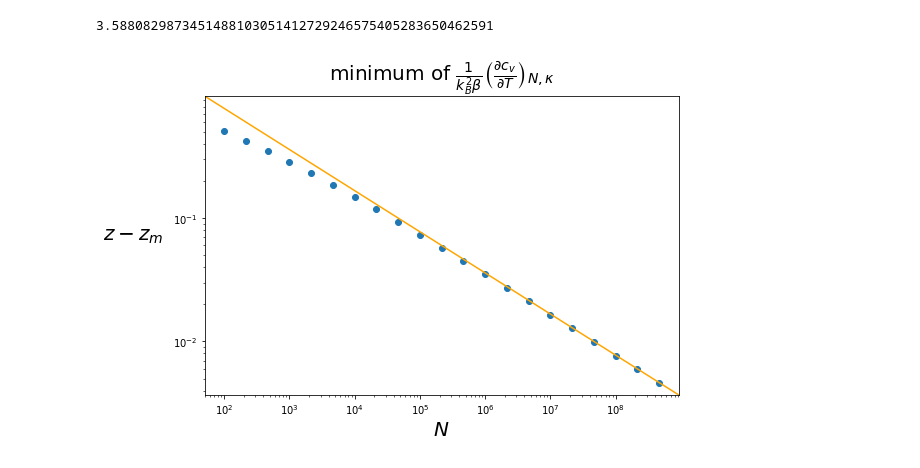
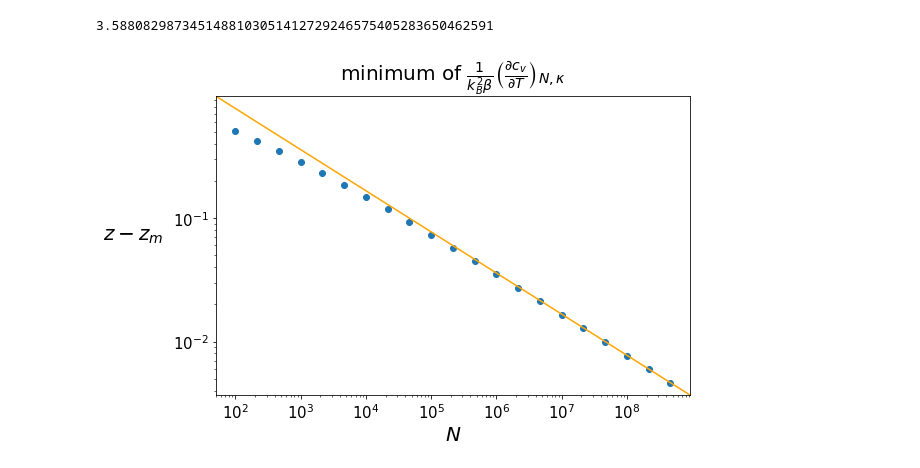
Before and after one commit to PessoaP/IGQG, a Jupyter notebook: Minimum of c_v derivative.ipynb, the cells around one changed output. Saved outputs shown, nothing was run; the diff lists cells and outputs as text; code cells hidden in the pictures.

```diff
--- a/Minimum of c_v derivative.ipynb
+++ b/Minimum of c_v derivative.ipynb
@@ -188,24 +192,26 @@ zbar
 # %%
 zc = z-zmin
 
 fig,ax = plt.subplots(figsize=(8.5,5.5))
 
 zpredict = zbar*xaxis**(-1/3)
 
 ax.scatter(ns,zc.astype(np.float64))
 ax.plot(xaxis,zpredict,color='orange')
 ax.set_yscale('log')
 ax.set_xscale('log')
 
 ax.set_xlabel(r'$N$',size=20)
 ax.set_ylabel(r'$z - z_m$            ',size=20,rotation=0)
 
 ax.set_xlim(float(xaxis[0]), float(xaxis[-1]))
 ax.set_ylim(float(zpredict[-1]), float(zpredict[0]))
+ax.tick_params(axis='both', which='major', labelsize=15)
 
+plt.savefig('scaling_z.png'.format(eta), bbox_inches = "tight",dpi=600)
 ax.set_title(r'minimum of $\frac{1}{k_B^2  \beta} \left( \frac{\partial c_v}{\partial T}\right)_{N,\kappa}$', fontsize=20)
-plt.savefig('scaling_z.png'.format(eta), bbox_inches = "tight",dpi=600)
+
 
 plt.show()
 # %% [output]
-[figure, old version]
+[figure, new version]
```
Also changed, not shown: parts of 2 cells of this notebook, 2 other files.
